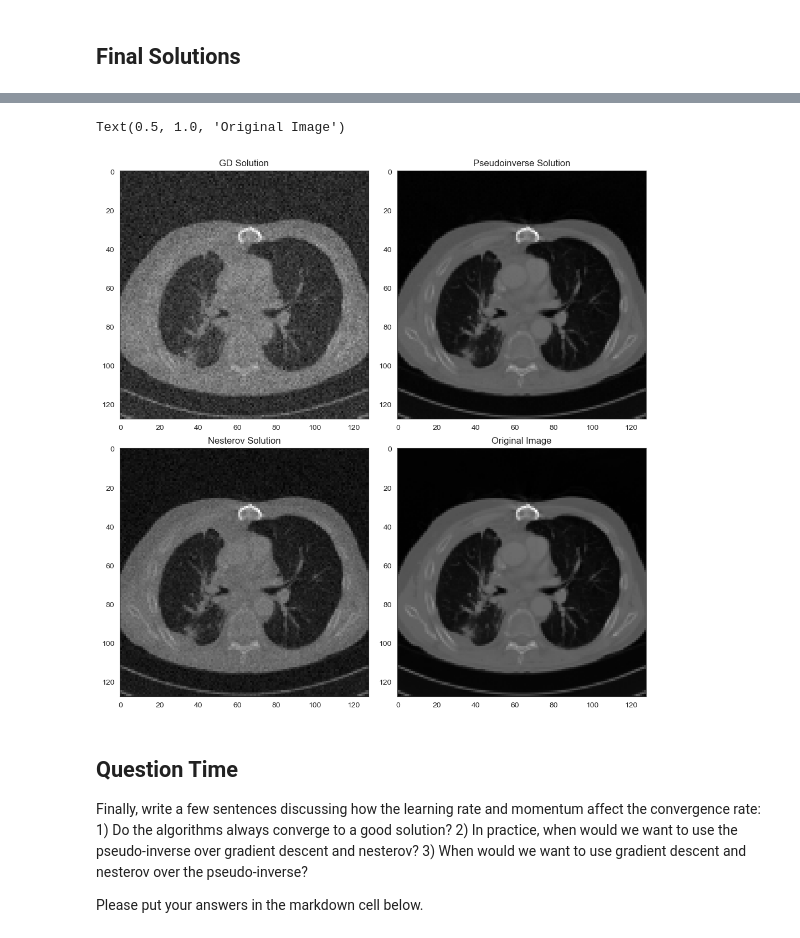
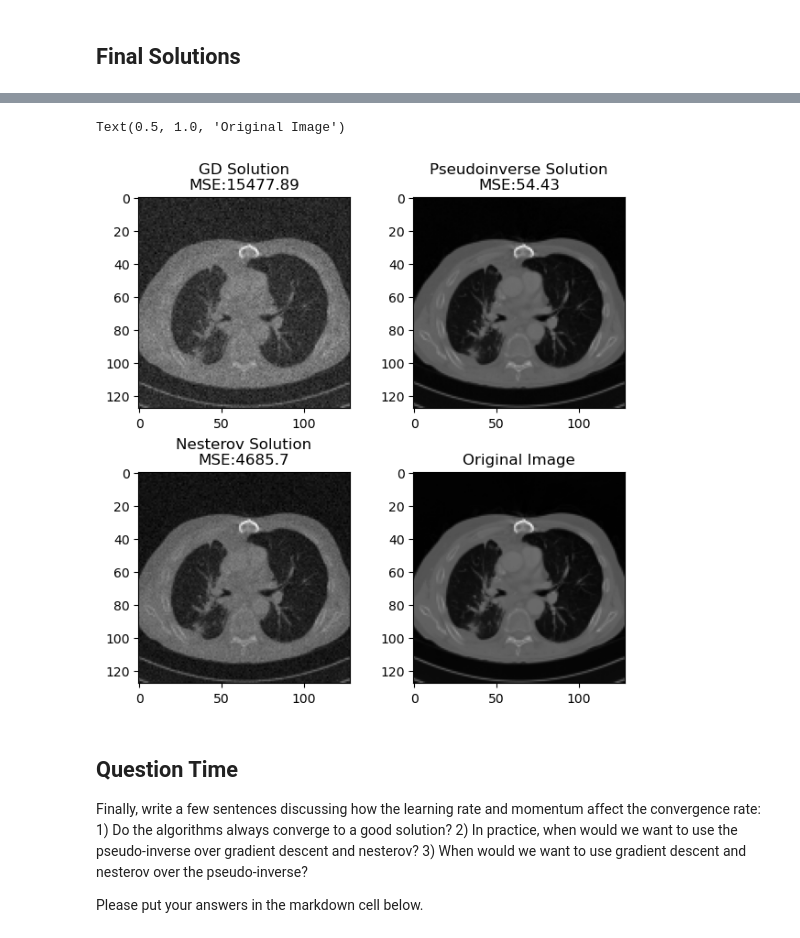
Before and after one commit to saragracebiddle/bioe485, a Jupyter notebook: MP2/MP 2 - Gradient Descent, Nesterov and Pseudo-Inverse.ipynb, the cells around one changed output, grey strips where cells are left out. Drawn from its saved outputs; the diff is of its cells as text; code cells hidden in the pictures.

```diff
--- a/MP2/MP 2 - Gradient Descent, Nesterov and Pseudo-Inverse.ipynb
+++ b/MP2/MP 2 - Gradient Descent, Nesterov and Pseudo-Inverse.ipynb
@@ -313,0 +307,13 @@ Starting lr: 1000
+# %%
+alpha = [0.00001,0.000001]
+iterations = [10, 100, 200, 350]
+
+for a in alpha:
+    print(f'Starting lr: {a}')
+    gd_out, gd_loss = GD(A,b,350, a)
+    gd_solutions.append(gd_out)
+    gd_losses.append(gd_loss)
+    for i in iterations:
+        final_loss.append(gd_loss[(i-1)])
+        alphas.append(a)
+        num_iter.append(i)
@@ -337,15 +356,19 @@ out = pd.DataFrame(d)
 # %%
-alpha = 1
-iterations = [10, 100, 200]
-m = [0.05, 0.5, 0.95]
+alpha = 10
+iterations = [10, 100, 200, 300]
+m = [0.05,0.25, 0.5,0.75, 0.95, 0.99]
+nest_solutions_m =[]
+nest_losses_m = []
 
 final_loss = []
 ms = []
 num_iter = []
 
 for M in m:
-    print(f'Starting lr: {M}')
-    nest_out, nest_loss = Nesterov(A,b,alpha,M, 200)
+    print(f'Momentum: {M}')
+    nest_out, nest_loss = Nesterov(A,b,alpha,M, 300)
+    nest_solutions_m.append(nest_out)
+    nest_losses_m.append(nest_loss)
     for i in iterations:
         final_loss.append(nest_loss[(i-1)])
         ms.append(M)
@@ -398,0 +477,5 @@ plt.show()
+# %%
+best_gd_loss = gd_losses[1]
+best_nest_loss = nest_losses_m[4]
+best_gd_out = gd_solutions[1]
+best_nest_out = nest_solutions_m[4]
@@ -418,18 +503,18 @@ print(f'MSE from Pseudoinverse: {mse(pseudo_sol, img)}')
 Pseudo Inverse Done
 MSE from Pseudoinverse: 54.43086319298106
 # %%
-fig, axes = plt.subplots(2,2, figsize = (10,10), layout = 'constrained')
-axes[0,0].imshow(np.reshape(gd_out,(128,128)), cmap = 'gray')
-axes[0,0].set_title('GD Solution')
-axes[1,0].imshow(np.reshape(nest_out, (128,128)), cmap = 'gray')
-axes[1,0].set_title('Nesterov Solution')
+fig, axes = plt.subplots(2,2, figsize = (6,6), layout = 'constrained')
+axes[0,0].imshow(np.reshape(best_gd_out,(128,128)), cmap = 'gray')
+axes[0,0].set_title(f'GD Solution\nMSE:{round(mse(best_gd_out, img), 2)}')
+axes[1,0].imshow(np.reshape(best_nest_out, (128,128)), cmap = 'gray')
+axes[1,0].set_title(f'Nesterov Solution\nMSE:{round(mse(best_nest_out, img), 2)}')
 axes[0,1].imshow(np.reshape(pseudo_sol, (128,128)), cmap = 'gray')
-axes[0,1].set_title('Pseudoinverse Solution')
+axes[0,1].set_title(f'Pseudoinverse Solution\nMSE:{round(mse(pseudo_sol, img), 2)}')
 axes[1,1].imshow(np.reshape(img, (128,128)), cmap ='gray' )
 axes[1,1].set_title("Original Image")
 # %% [output]
 Text(0.5, 1.0, 'Original Image')
-[figure, old version]
+[figure, new version]
 # %% [markdown]
 ## Question Time
 
```
Also changed, not shown: parts of 25 cells of this notebook.
